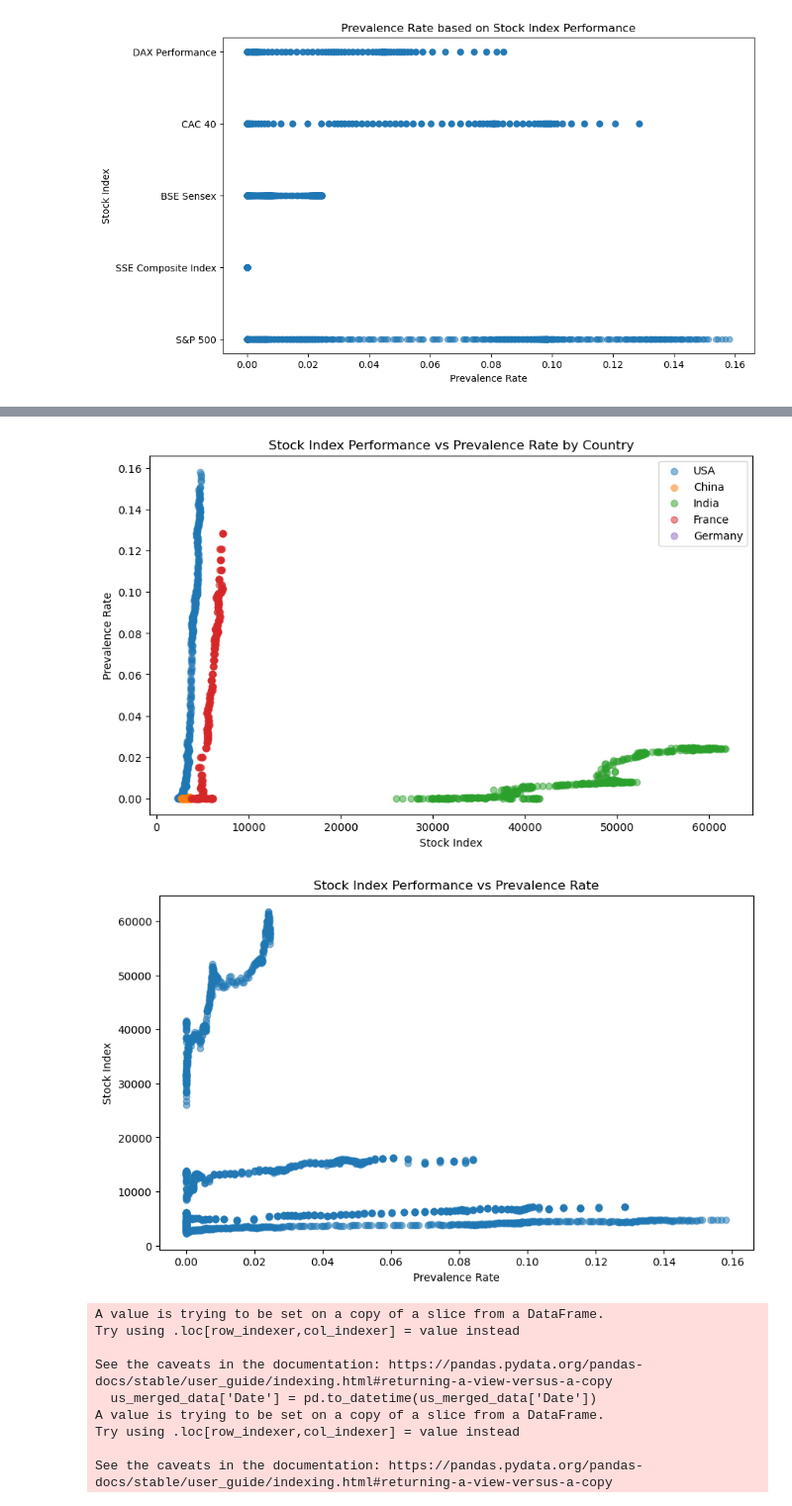
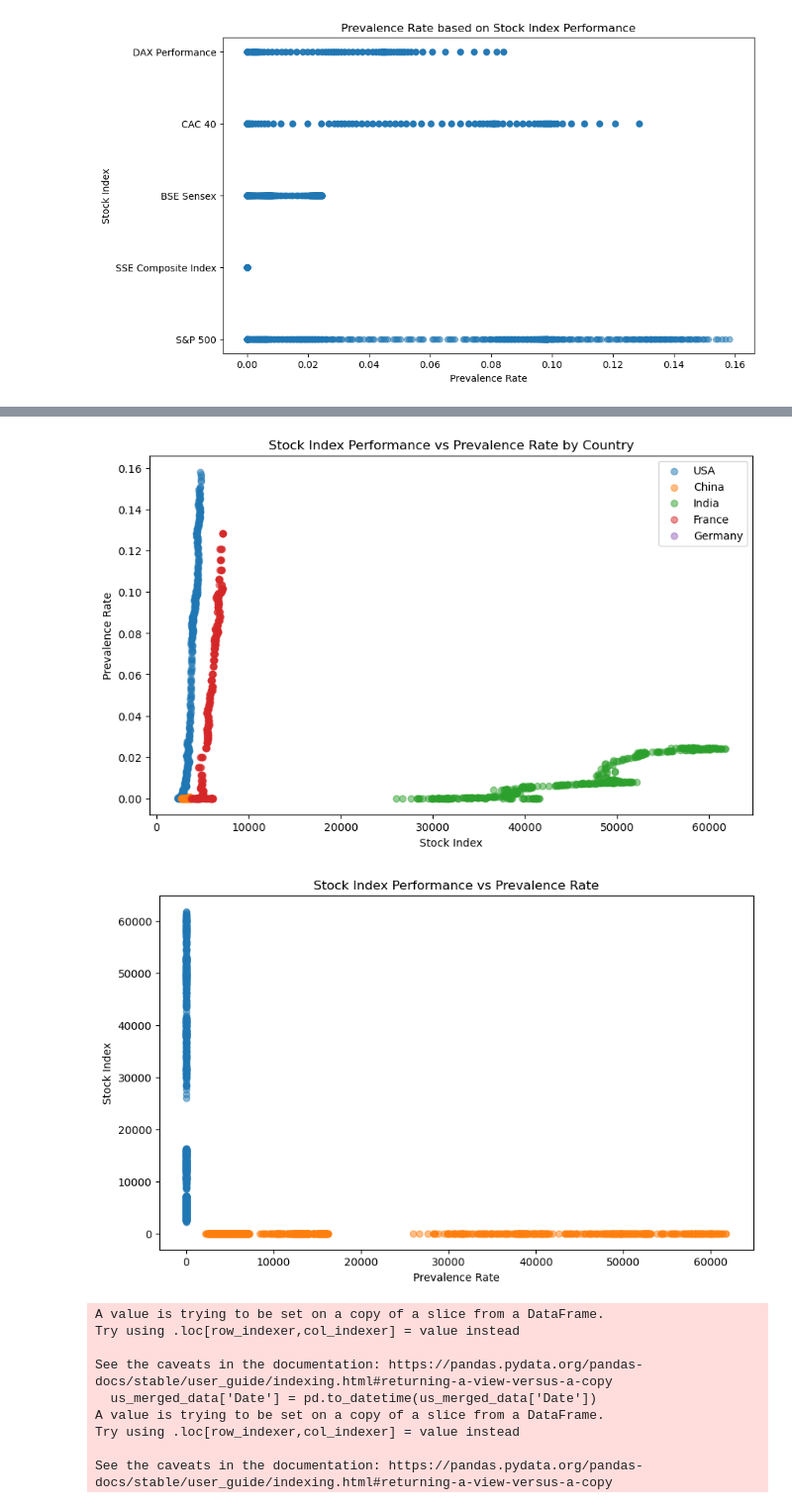
Before and after one commit to datla-ria/Project-1, a Jupyter notebook: project-1.ipynb, the cells around one changed output, grey strips where cells are left out. Shown at 99% size. Drawn from its saved outputs; the diff is of its cells as text; code cells hidden in the pictures.

```diff
--- a/project-1.ipynb
+++ b/project-1.ipynb
@@ -323,31 +251,0 @@ plt.show()
-# %%
-# Total cases bar graph
-covid_data_df['Prevalence Rate'] = covid_data_df['Total Cases'] / covid_data_df['Population']
-
-us_data = covid_data_df[covid_data_df["Location"] == "United States"]
-china_data = covid_data_df[covid_data_df["Location"] == "China"]
-india_data = covid_data_df[covid_data_df["Location"] == "India"]
-france_data = covid_data_df[covid_data_df["Location"] == "France"]
-germany_data = covid_data_df[covid_data_df["Location"] == "Germany"]
-total_cases_data = {
-    'Country': ['USA', 'China', 'India', 'France', 'Germany'],
-    'Total Cases': [
-        us_data['Total Cases'].max(),
-        china_data['Total Cases'].max(),
-        india_data['Total Cases'].max(),
-        france_data['Total Cases'].max(),
-        germany_data['Total Cases'].max()
-    ]
-}
-
-total_cases_df = pd.DataFrame(total_cases_data)
-
-
-plt.figure(figsize=(12, 8))
-plt.bar(total_cases_df['Country'], total_cases_df['Total Cases'], color=['blue', 'red', 'green', 'purple', 'orange'])
-plt.xlabel('Location')
-plt.ylabel('Total Cases')
-plt.title('Total Cases based on Country')
-plt.grid(axis='y', linestyle='--', linewidth=0.5)
-plt.tight_layout()
-plt.show()
@@ -1046,35 +942,35 @@ plt.show()
 plt.figure(figsize=(10, 6))
 plt.scatter(merged_indices_and_covid['Prevalence Rate'], merged_indices_and_covid['Close'], alpha=0.5)
 
-
+plt.scatter(merged_indices_and_covid['Close'], merged_indices_and_covid['Prevalence Rate'], alpha=0.5)
 plt.xlabel('Prevalence Rate')
 plt.ylabel('Stock Index')
 plt.title('Stock Index Performance vs Prevalence Rate')
 plt.legend
 plt.show()
 # %% [output]
 A value is trying to be set on a copy of a slice from a DataFrame.
 Try using .loc[row_indexer,col_indexer] = value instead
 
 See the caveats in the documentation: https://pandas.pydata.org/pandas-docs/stable/user_guide/indexing.html#returning-a-view-versus-a-copy
   us_merged_data['Date'] = pd.to_datetime(us_merged_data['Date'])
 A value is trying to be set on a copy of a slice from a DataFrame.
 Try using .loc[row_indexer,col_indexer] = value instead
 
 See the caveats in the documentation: https://pandas.pydata.org/pandas-docs/stable/user_guide/indexing.html#returning-a-view-versus-a-copy
   china_merged_data['Date'] = pd.to_datetime(china_merged_data['Date'])
 A value is trying to be set on a copy of a slice from a DataFrame.
 Try using .loc[row_indexer,col_indexer] = value instead
 
 See the caveats in the documentation: https://pandas.pydata.org/pandas-docs/stable/user_guide/indexing.html#returning-a-view-versus-a-copy
   india_merged_data['Date'] = pd.to_datetime(india_merged_data['Date'])
 A value is trying to be set on a copy of a slice from a DataFrame.
 Try using .loc[row_indexer,col_indexer] = value instead
 
 See the caveats in the documentation: https://pandas.pydata.org/pandas-docs/stable/user_guide/indexing.html#returning-a-view-versus-a-copy
   france_merged_data['Date'] = pd.to_datetime(france_merged_data['Date'])
 [figure]
-[figure, old version]
+[figure, new version]
 # %%
 merged_indices_and_covid['Prevalence Rate'] = merged_indices_and_covid['Total Cases'] / merged_indices_and_covid['Population']
 
```
Also changed, not shown: parts of 22 cells of this notebook.
